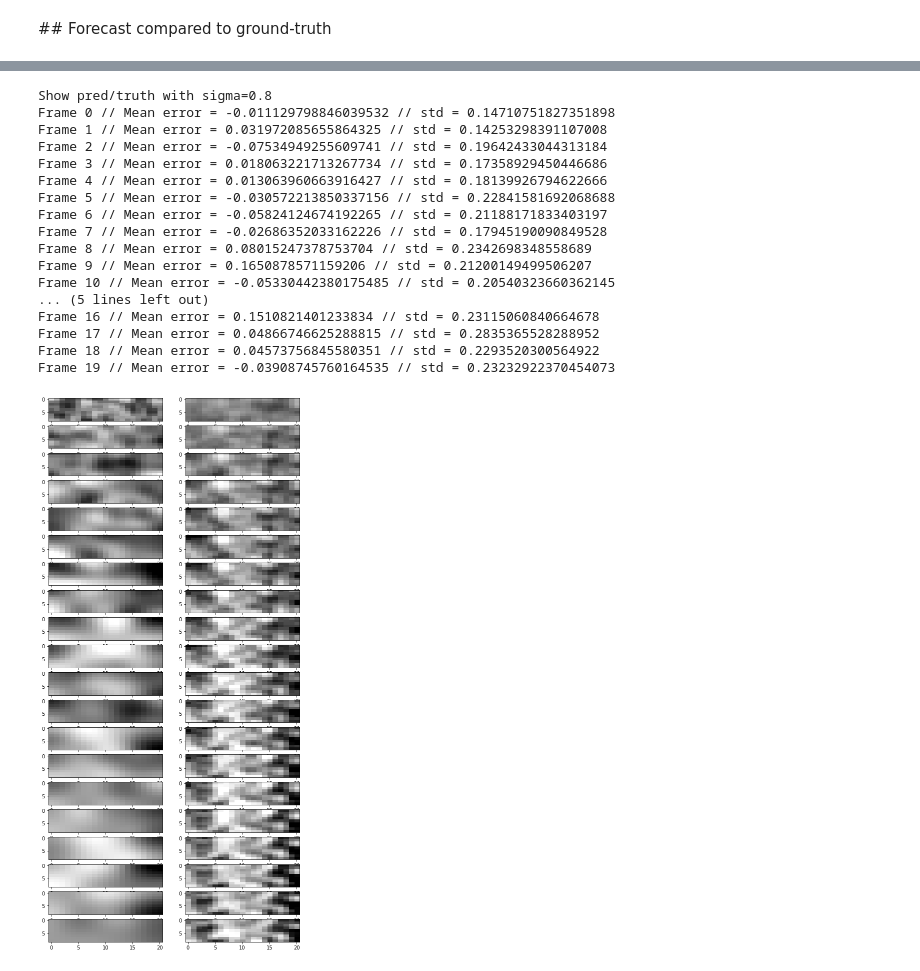
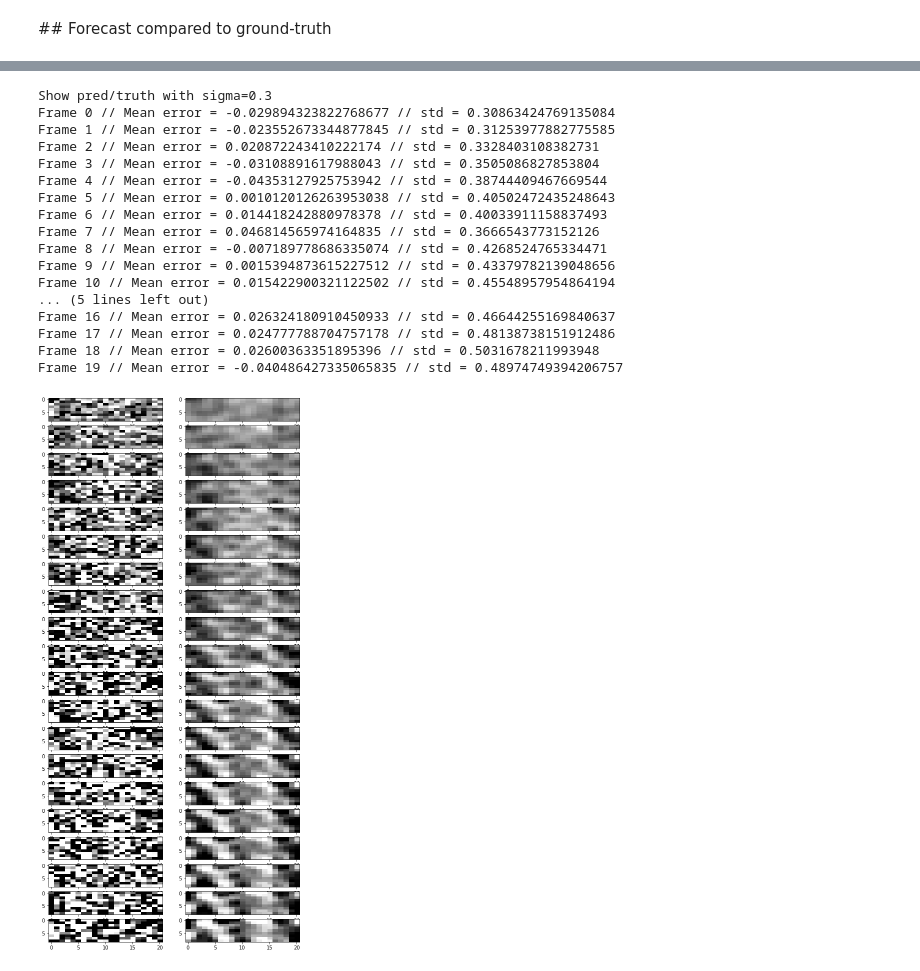
Before and after one commit to Hadjubuntu/baby_env, a Jupyter notebook: notebooks/1__Enjoy_BabyEnv.ipynb, the cells around one changed output, grey strips where cells are left out. Drawn from its saved outputs; the diff is of its cells as text; code cells hidden in the pictures.

```diff
--- a/notebooks/1__Enjoy_BabyEnv.ipynb
+++ b/notebooks/1__Enjoy_BabyEnv.ipynb
@@ -45,9 +64,9 @@ print(json.dumps(env.conf, indent=4))
     }
 }
 # %%
-env.conf['sigma_prediction'] = 0.5
-env.conf['gamma_gaussian_value'] = 1.0
-env.conf['sigma_gaussian_value'] = 0.4
+env.conf['sigma_prediction'] = 0.3
+env.conf['gamma_gaussian_value'] = 0.05
+env.conf['sigma_gaussian_value'] = 0.1
 # %% [markdown]
 ### Ground-truth
 Ground truth are matrix generated with numpy random and filter gaussian
@@ -108,6 +127,7 @@ Modifying conf to see different options
 stored_ground_truth_prev_value = np.copy(env.ground_truth[0, 0, :n])
 origin_alpha = env.conf['alpha_ground_truth']
 env.conf['alpha_ground_truth'] = 2.0
+env.conf['alpha_slow_ground_truth'] = 1.0
 
 # Reset ground truth
 env.reset()
@@ -127,6 +147,11 @@ env.conf['alpha_ground_truth'] = origin_alpha
 # %% [markdown]
 ## Forecast compared to ground-truth
 # %%
+env.conf['sigma_prediction'] = 0.2
+env.conf['gamma_gaussian_value'] = 0.05
+env.conf['sigma_gaussian_value'] = 0.1
+
+
 def show_prediction_ground_truth():
     obs = env.reset()
     print(f"Show pred/truth with sigma={env.conf['sigma_prediction']}")
@@ -177,25 +202,26 @@ Frame 19 // Mean error = 0.02048074874512596 // std = 0.2707807505073271
 # %%
-env.conf['sigma_prediction'] = 0.8
-env.conf['gamma_gaussian_value'] = 1.3
-env.conf['sigma_gaussian_value'] = 0.5
+env.conf['sigma_prediction'] = 0.3
+env.conf['gamma_gaussian_value'] = 0.05
+env.conf['sigma_gaussian_value'] = -0.1
+
 
 show_prediction_ground_truth()
 # %% [output]
-Show pred/truth with sigma=0.8
-Frame 0 // Mean error = -0.011129798846039532 // std = 0.14710751827351898
-Frame 1 // Mean error = 0.031972085655864325 // std = 0.14253298391107008
-Frame 2 // Mean error = -0.07534949255609741 // std = 0.19642433044313184
-Frame 3 // Mean error = 0.018063221713267734 // std = 0.17358929450446686
-Frame 4 // Mean error = 0.013063960663916427 // std = 0.18139926794622666
-Frame 5 // Mean error = -0.030572213850337156 // std = 0.22841581692068688
-Frame 6 // Mean error = -0.05824124674192265 // std = 0.21188171833403197
-Frame 7 // Mean error = -0.02686352033162226 // std = 0.17945190090849528
-Frame 8 // Mean error = 0.08015247378753704 // std = 0.2342698348558689
-Frame 9 // Mean error = 0.1650878571159206 // std = 0.21200149499506207
-Frame 10 // Mean error = -0.05330442380175485 // std = 0.20540323660362145
+Show pred/truth with sigma=0.3
+Frame 0 // Mean error = -0.029894323822768677 // std = 0.30863424769135084
+Frame 1 // Mean error = -0.023552673344877845 // std = 0.31253977882775585
+Frame 2 // Mean error = 0.020872243410222174 // std = 0.3328403108382731
+Frame 3 // Mean error = -0.03108891617988043 // std = 0.3505086827853804
+Frame 4 // Mean error = -0.04353127925753942 // std = 0.38744409467669544
+Frame 5 // Mean error = 0.0010120126263953038 // std = 0.40502472435248643
+Frame 6 // Mean error = 0.014418242880978378 // std = 0.40033911158837493
+Frame 7 // Mean error = 0.046814565974164835 // std = 0.3666543773152126
+Frame 8 // Mean error = -0.007189778686335074 // std = 0.4268524765334471
+Frame 9 // Mean error = 0.0015394873615227512 // std = 0.43379782139048656
+Frame 10 // Mean error = 0.015422900321122502 // std = 0.45548957954864194
 ... (5 lines left out)
-Frame 16 // Mean error = 0.1510821401233834 // std = 0.23115060840664678
-Frame 17 // Mean error = 0.04866746625288815 // std = 0.2835365528288952
-Frame 18 // Mean error = 0.04573756845580351 // std = 0.2293520300564922
-Frame 19 // Mean error = -0.03908745760164535 // std = 0.23232922370454073
+Frame 16 // Mean error = 0.026324180910450933 // std = 0.46644255169840637
+Frame 17 // Mean error = 0.024777788704757178 // std = 0.48138738151912486
+Frame 18 // Mean error = 0.02600363351895396 // std = 0.5031678211993948
+Frame 19 // Mean error = -0.040486427335065835 // std = 0.48974749394206757
-[figure, old version]
+[figure, new version]
```
Also changed, not shown: parts of 7 cells of this notebook, 3 other files.
